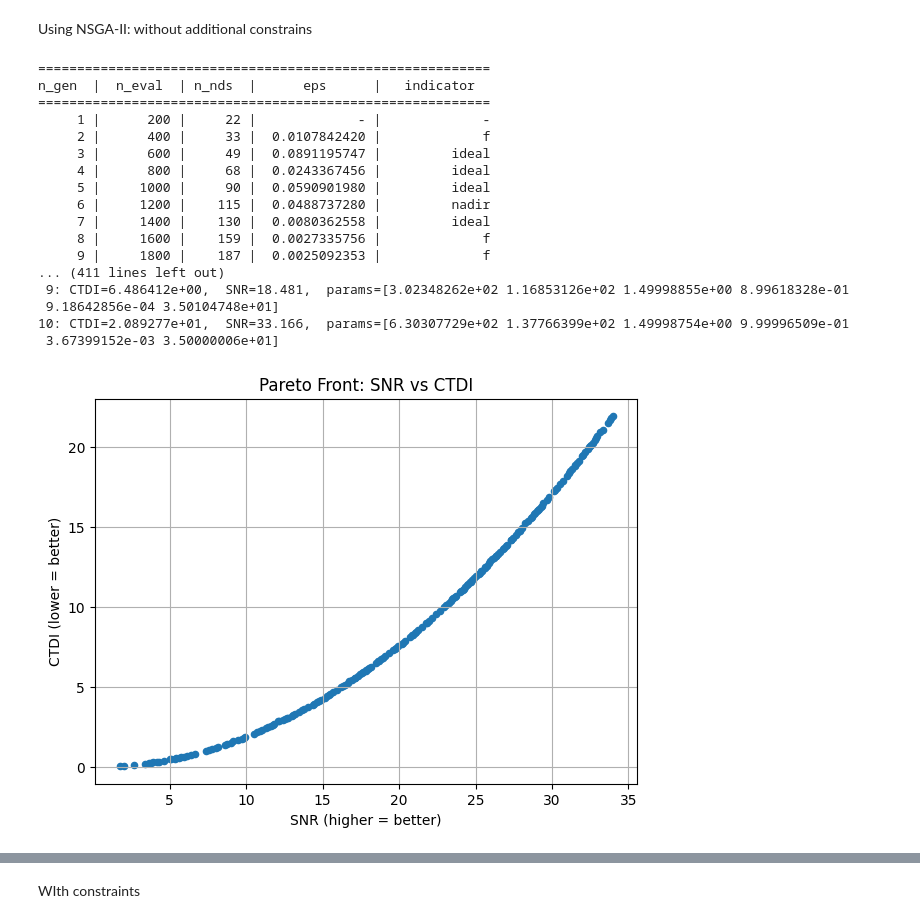
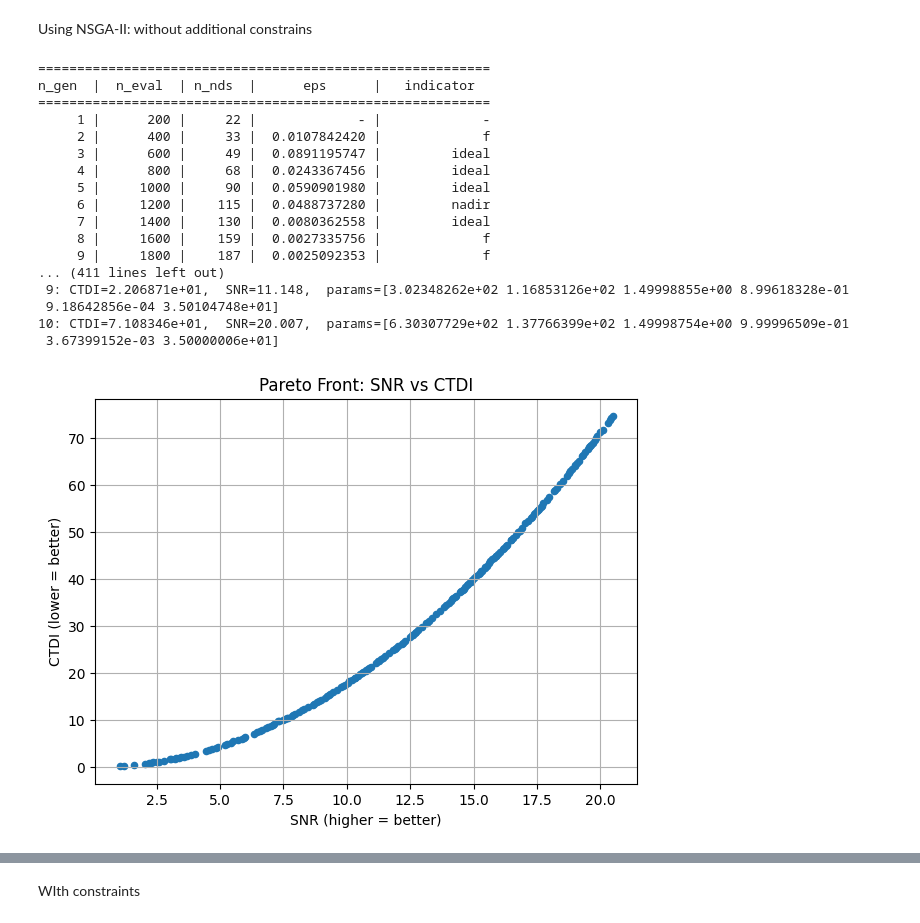
Before and after one commit to alexisbader/CtOptimization, a Jupyter notebook: optimize.ipynb, the cells around one changed output, grey strips where cells are left out. Drawn from its saved outputs; the diff is of its cells as text; code cells hidden in the pictures.

```diff
--- a/optimize.ipynb
+++ b/optimize.ipynb
@@ -6,7 +6,7 @@ import matplotlib.pyplot as plt
 Derive the attinuation parameter
 # %%
 data = [
-    (90, 200, 5.22),
+    (90, 200, 17.76),
 ]
 pitch = 0.813
 
@@ -429,29 +314,17 @@ Achieved SNR: 7.999999999996103
 # %% [markdown]
 Using NSGA-II: without additional constrains
 # %%
-# nsga2_ctdi_snr.py
-# Requires: pip install pymoo matplotlib numpy
-
 import numpy as np
 import math
 import matplotlib.pyplot as plt
-
-# -------------------------------------------------------------------------
-# Modern pymoo API (0.6+)
-# -------------------------------------------------------------------------
 from pymoo.core.problem import Problem
 from pymoo.optimize import minimize
-
-# Operators (direct imports)
 from pymoo.algorithms.moo.nsga2 import NSGA2
 from pymoo.operators.sampling.rnd import FloatRandomSampling
 from pymoo.operators.crossover.sbx import SBX
 from pymoo.operators.mutation.pm import PM
 
-# -------------------------------------------------------------------------
-# Physics-based parameters (replace with calibrated A, k)
-# -------------------------------------------------------------------------
-
+# Just putting these here again
 def mew(e):
     return (0.4259 * e) ** (-0.696)
 
@@ -463,15 +336,10 @@ def snr_formula(k, V, I, t, e_mean, x):
 def ctdi_formula(A, V, I, t, P):
     return A * V * V * I * t / P
 
-# -------------------------------------------------------------------------
-# Bounds: [I, V, P, t, slice_thickness, e_mean]
-# -------------------------------------------------------------------------
+# Bounds
 xl = np.array([10.0, 80.0, 0.5, 0.5, 0.625e-3, 35.0])
 xu = np.array([640.0, 140.0, 1.5, 1.0, 10e-3, 70.0])
 
-# -------------------------------------------------------------------------
-# Problem definition for NSGA-II
-# -------------------------------------------------------------------------
 class CTDI_SNR_Problem(Problem):
     def __init__(self, A, k, xl, xu):
         super().__init__(
@@ -480,7 +348,7 @@ class CTDI_SNR_Problem(Problem):
             n_constr=0,
             xl=xl,
             xu=xu,
-            elementwise=True       # correct flag in pymoo ≥ 0.6
+            elementwise=True
         )
         self.A = A
         self.k = k
@@ -491,13 +359,11 @@ class CTDI_SNR_Problem(Problem):
         ctdi = ctdi_formula(self.A, V, I, t, P)
         snr = snr_formula(self.k, V, I, t, e_mean, x_slice)
 
-        out["F"] = np.array([ctdi, -snr])   # must be numpy array
+        out["F"] = np.array([ctdi, -snr])
 
 problem = CTDI_SNR_Problem(A=A, k=k, xl=xl, xu=xu)
 
-# -------------------------------------------------------------------------
-# Modern NSGA-II setup
-# -------------------------------------------------------------------------
+
 algorithm = NSGA2(
     pop_size=200,
     sampling=FloatRandomSampling(),
@@ -506,9 +372,6 @@ algorithm = NSGA2(
     eliminate_duplicates=True
 )
 
-# -------------------------------------------------------------------------
-# Run optimizer
-# -------------------------------------------------------------------------
 res = minimize(
     problem,
     algorithm,
@@ -517,9 +380,7 @@ res = minimize(
     verbose=True
 )
 
-# -------------------------------------------------------------------------
-# Extract results
-# -------------------------------------------------------------------------
+# Results
 F = res.F
 X = res.X
 
@@ -527,47 +388,34 @@ ctdi_vals = F[:, 0]
 snr_vals = -F[:, 1]
 
 print("\nFound", len(ctdi_vals), "Pareto-optimal solutions")
 print("Sample solutions: (CTDI, SNR, params)\n")
 for i in range(min(10, len(ctdi_vals))):
     print(f"{i+1:2d}: CTDI={ctdi_vals[i]:.6e},  SNR={snr_vals[i]:.3f},  params={X[i]}")
 
-# -------------------------------------------------------------------------
-# Plot Pareto front
-# -------------------------------------------------------------------------
+# Plot
 plt.figure(figsize=(7, 5))
 plt.scatter(snr_vals, ctdi_vals, s=20)
 plt.xlabel("SNR (higher = better)")
 plt.ylabel("CTDI (lower = better)")
 plt.title("Pareto Front: SNR vs CTDI")
 plt.grid(True)
 plt.show()
-
-# -------------------------------------------------------------------------
-# Example: Tube current vs CTDI
-# -------------------------------------------------------------------------
-plt.figure(figsize=(7, 5))
-plt.scatter(X[:, 0], ctdi_vals, s=20)
-plt.xlabel("Tube Current I (mA)")
-plt.ylabel("CTDI")
-plt.title("Pareto Solutions: I vs CTDI")
-plt.grid(True)
-plt.show()
 # %% [output]
 ==========================================================
 n_gen  |  n_eval  | n_nds  |      eps      |   indicator
 ==========================================================
      1 |      200 |     22 |             - |             -
      2 |      400 |     33 |  0.0107842420 |             f
      3 |      600 |     49 |  0.0891195747 |         ideal
      4 |      800 |     68 |  0.0243367456 |         ideal
      5 |     1000 |     90 |  0.0590901980 |         ideal
      6 |     1200 |    115 |  0.0488737280 |         nadir
      7 |     1400 |    130 |  0.0080362558 |         ideal
      8 |     1600 |    159 |  0.0027335756 |             f
      9 |     1800 |    187 |  0.0025092353 |             f
 ... (411 lines left out)
- 9: CTDI=6.486412e+00,  SNR=18.481,  params=[3.02348262e+02 1.16853126e+02 1.49998855e+00 8.99618328e-01
+ 9: CTDI=2.206871e+01,  SNR=11.148,  params=[3.02348262e+02 1.16853126e+02 1.49998855e+00 8.99618328e-01
  9.18642856e-04 3.50104748e+01]
-10: CTDI=2.089277e+01,  SNR=33.166,  params=[6.30307729e+02 1.37766399e+02 1.49998754e+00 9.99996509e-01
+10: CTDI=7.108346e+01,  SNR=20.007,  params=[6.30307729e+02 1.37766399e+02 1.49998754e+00 9.99996509e-01
  3.67399152e-03 3.50000006e+01]
-[figure, old version]
+[figure, new version]
```
Also changed, not shown: parts of 17 cells of this notebook.
